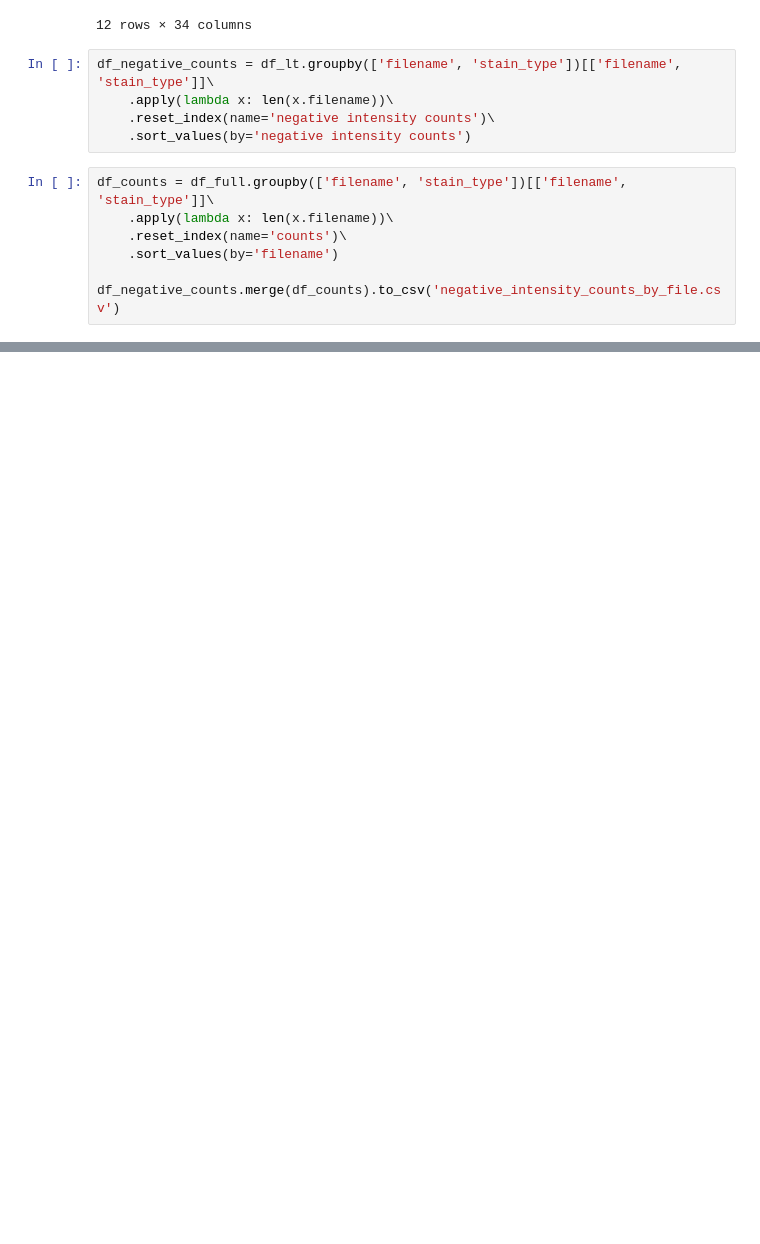
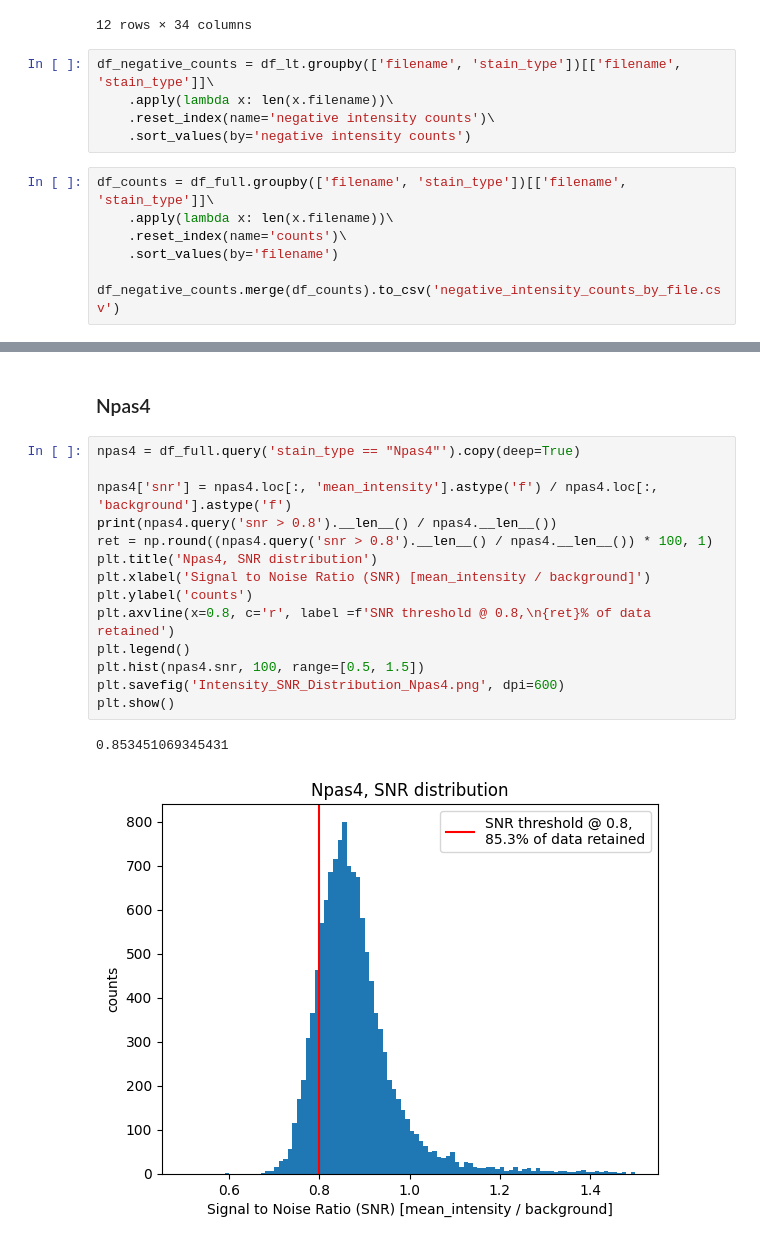
Before and after one commit to jonny-ramos/LRI, a Jupyter notebook: Image ROI Data Wrangling/KETAMINE-VR5/single_labeled_data/KET-VR5 Image Data Wrangling.ipynb, the cells around one changed output, grey strips where cells are left out. Cells and saved outputs as stored; diff of their text form; blank space fills up the shorter version.

Commit message:
Developed method for dealing with negative intensity data via SNR thresholding rather than background subtraction or median intensity addition

```diff
--- a/Image ROI Data Wrangling/KETAMINE-VR5/single_labeled_data/KET-VR5 Image Data Wrangling.ipynb
+++ b/Image ROI Data Wrangling/KETAMINE-VR5/single_labeled_data/KET-VR5 Image Data Wrangling.ipynb
@@ -630,0 +758,19 @@ df_negative_counts.merge(df_counts).to_csv('negative_intensity_counts_by_file.cs
+# %% [markdown]
+### Npas4
+# %%
+npas4 = df_full.query('stain_type == "Npas4"').copy(deep=True)
+
+npas4['snr'] = npas4.loc[:, 'mean_intensity'].astype('f') / npas4.loc[:, 'background'].astype('f')
+print(npas4.query('snr > 0.8').__len__() / npas4.__len__())
+ret = np.round((npas4.query('snr > 0.8').__len__() / npas4.__len__()) * 100, 1)
+plt.title('Npas4, SNR distribution')
+plt.xlabel('Signal to Noise Ratio (SNR) [mean_intensity / background]')
+plt.ylabel('counts')
+plt.axvline(x=0.8, c='r', label =f'SNR threshold @ 0.8,\n{ret}% of data retained')
+plt.legend()
+plt.hist(npas4.snr, 100, range=[0.5, 1.5])
+plt.savefig('Intensity_SNR_Distribution_Npas4.png', dpi=600)
+plt.show()
+# %% [output]
+0.853451069345431
+[figure, added]
```
Also changed, not shown: parts of 18 cells of this notebook.
